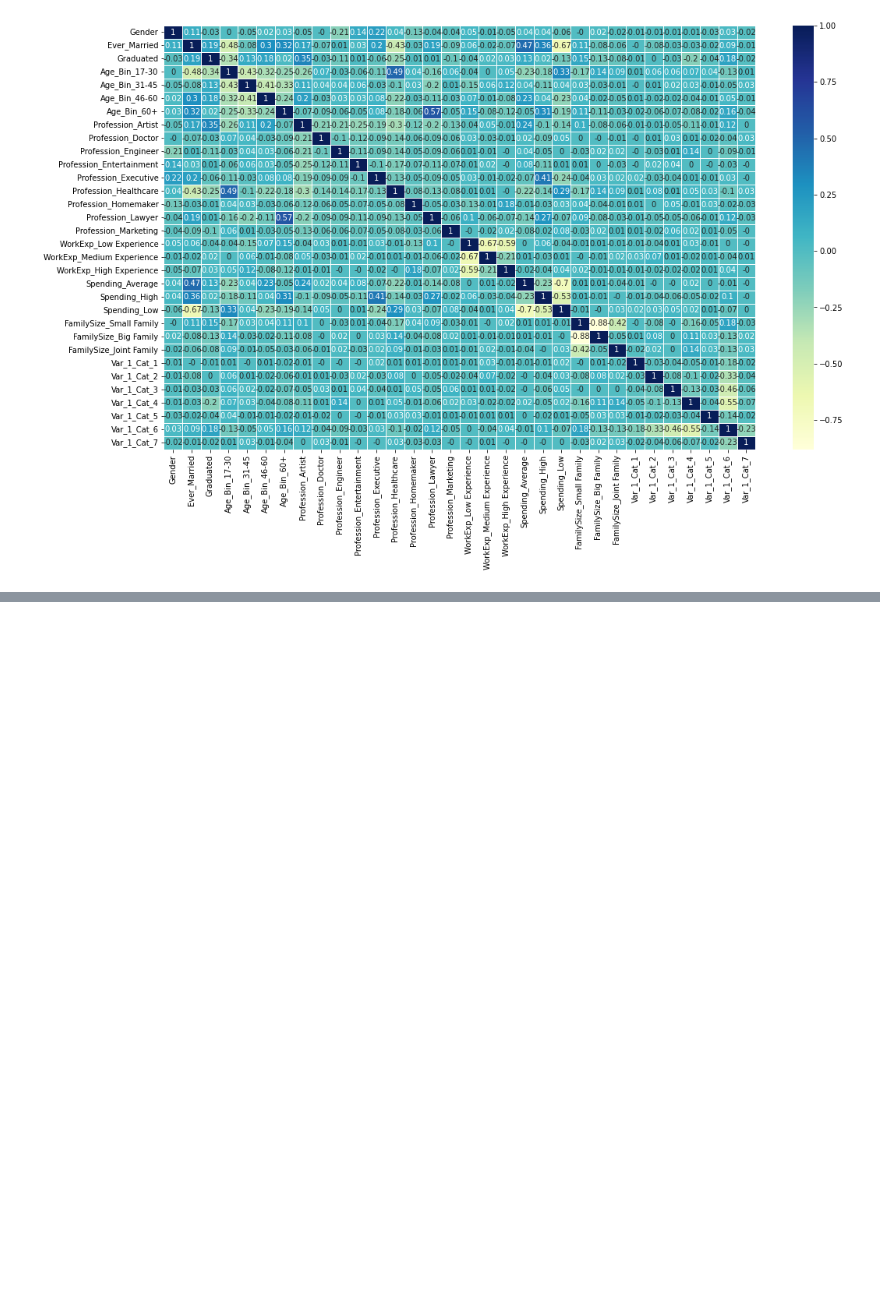
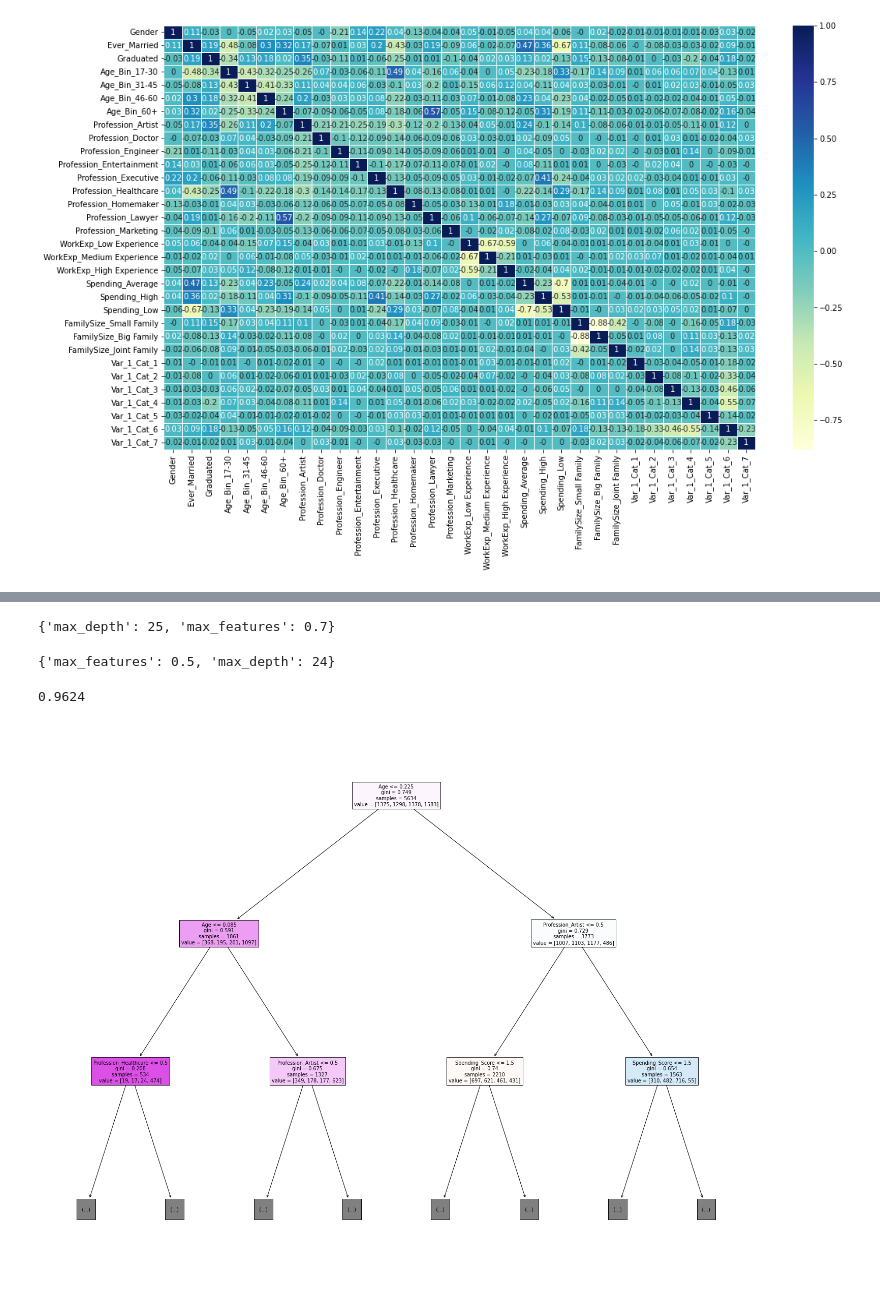
Before and after one commit to Research-Group-CDAP/ML_Assignment2_IT19132310_IT19139036_IT19120980_IT19104218, a Jupyter notebook: model.ipynb, the cells around one changed output, grey strips where cells are left out. Drawn from its saved outputs; the diff is of its cells as text; code cells hidden in the pictures; blank space fills up the shorter version.

Commit message:
Implement decision tree model

```diff
--- a/model.ipynb
+++ b/model.ipynb
@@ -1137,0 +1164,3 @@ plt.show()
+# %%
+train_dt1_y = df1_trainY.copy()
+train_dt1_y.head()
@@ -1137,0 +1174,27 @@ plt.show()
+# %%
+# importing decision tree classifier
+from sklearn.tree import DecisionTreeClassifier
+
+# creating the decision tree function
+model_dt1 = DecisionTreeClassifier(random_state=10,criterion='gini')
+
+#fitting the model
+model_dt1.fit(train_dt1_x, train_dt1_y)
+
+# depth of the decision tree
+print('Depth of the Decision Tree: ', model_dt1.get_depth())
+
+#checking the training score
+print('Accuracy on training: ',model_dt1.score(train_dt1_x, train_dt1_y))
+
+# predict the target on the train dataset
+yhat1 = model_dt1.predict(train_dt1_x)
+
+from sklearn.metrics import confusion_matrix
+cm1 = confusion_matrix(train_dt1_y.values, yhat1, labels=["A","B","C","D"])
+print('-------The confusion matrix for this model is-------')
+print(cm1)
+
+from sklearn.metrics import classification_report
+print('\n\n-------Printing the whole report of the model-------')
+print(classification_report(train_dt1_y.values, yhat1))
@@ -1137,0 +1226,50 @@ plt.show()
+# %%
+# Implementing grid search
+
+parameter_grid = {
+    'max_depth' : [24,25,26,27,28,29,30],
+    'max_features': [0.3, 0.5, 0.7]
+    }
+
+from sklearn.model_selection import GridSearchCV
+gridsearch = GridSearchCV(estimator=model_dt1, param_grid=parameter_grid, scoring='neg_mean_squared_error', cv=5)
+
+gridsearch.fit(X1, y1)
+
+print(gridsearch.best_params_)
+# %% [output]
+{'max_depth': 25, 'max_features': 0.7}
+# %%
+# Implementing random search
+
+parameter_grid = {
+    'max_depth' : [24,25,26,27,28,29,30],
+    'max_features': [0.3, 0.5, 0.7,0.9]
+    }
+
+from sklearn.model_selection import RandomizedSearchCV
+
+randomsearch = RandomizedSearchCV(estimator=model_dt1, param_distributions=parameter_grid, n_iter= 10, cv=5)
+randomsearch.fit(X1, y1)
+
+print(randomsearch.best_params_)
+# %% [output]
+{'max_features': 0.5, 'max_depth': 24}
+# %%
+# final model
+model_dt1 = DecisionTreeClassifier(max_depth=26, max_features=0.9 ,random_state=10)
+
+# fitting the model
+model_dt1.fit(train_dt1_x, train_dt1_y)
+
+# Training score
+print(model_dt1.score(train_dt1_x, train_dt1_y).round(4))
+# %% [output]
+0.9624
+# %%
+from sklearn import tree
+
+fig = plt.figure(figsize=(25,20))
+_ = tree.plot_tree(model_dt1, feature_names=train_dt1_x.columns, max_depth=2, filled=True)
+# %% [output]
+[figure, added]
```
Also changed, not shown: parts of 11 cells of this notebook.
